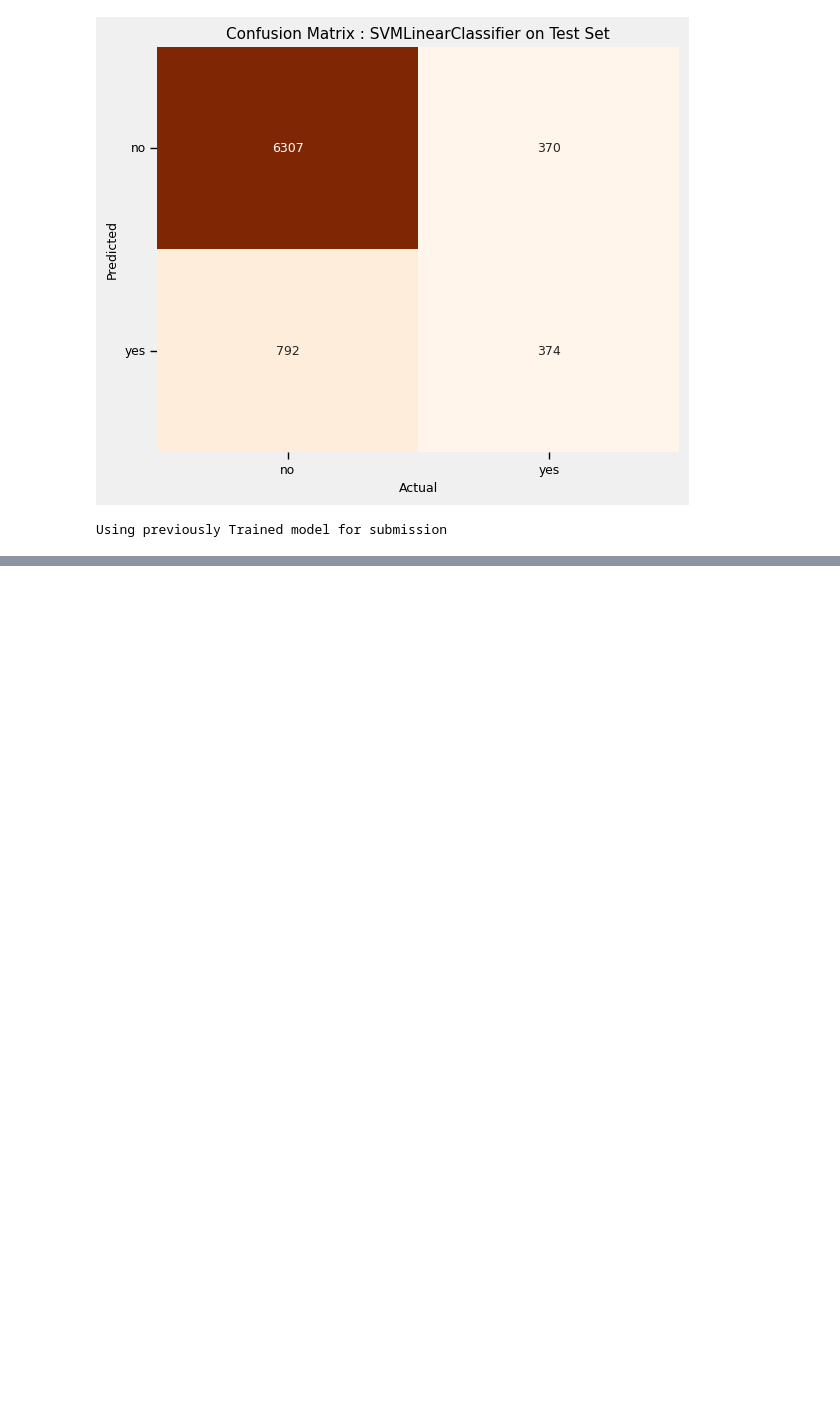
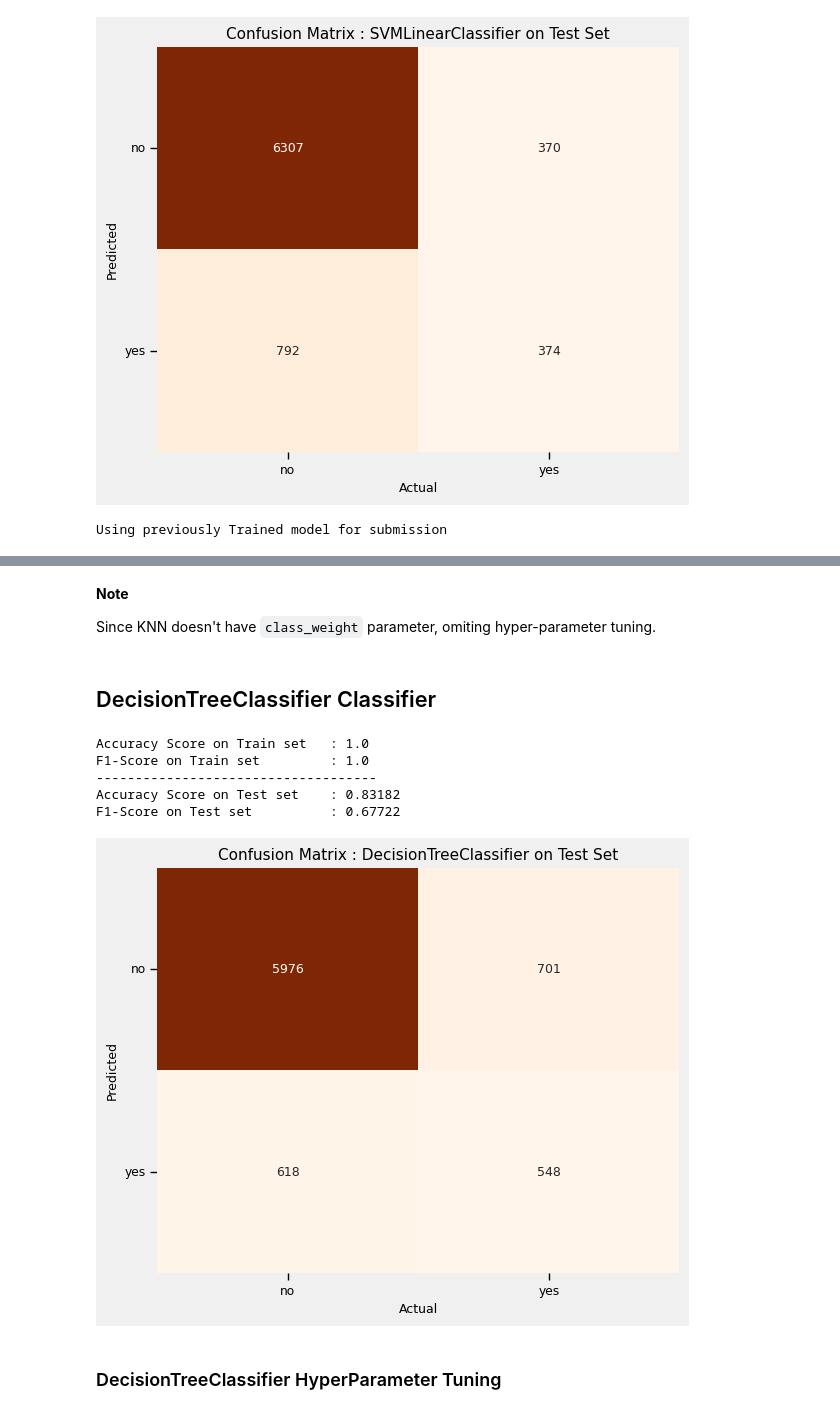
Before and after one commit to jishnukoliyadan/Predicting-the-Success-of-Bank-telemarketing, a Jupyter notebook: notebook/Predict-Success-of-Bank-telemarketing.ipynb, the cells around one changed output, grey strips where cells are left out. Cells and saved outputs as stored; diff of their text form; code cells hidden in the pictures; blank space fills up the shorter version.

```diff
--- a/notebook/Predict-Success-of-Bank-telemarketing.ipynb
+++ b/notebook/Predict-Success-of-Bank-telemarketing.ipynb
@@ -1048,0 +1077,33 @@ Using previously Trained model for submission
+# %% [markdown]
+**Note**
+
+Since KNN doesn't have `class_weight` parameter, omiting hyper-parameter tuning.
+# %% [markdown]
+## DecisionTreeClassifier Classifier
+# %%
+clf_name = 'DecisionTreeClassifier-Base'
+dtClassifier_, dt_f1Score = train_partial_classifier_model(DecisionTreeClassifier(
+                                                                criterion = 'gini', min_samples_split = 2,
+                                                                min_samples_leaf = 1, max_depth = None,
+                                                                random_state = 45),
+                                                             trainX_ = tansformed_train_X,
+                                                             trainY_ = y_train,
+                                                             testX_ = tansformed_test_X,
+                                                             testY_ = y_test,
+                                                             text_  = 'DecisionTreeClassifier',
+                                                             plot_cm = True,
+                                                             onTrain = True)
+
+model_performance_df.loc[len(model_performance_df)] = [clf_name,
+                                                       {'criterion' : 'gini', 'max_depth' : None,
+                                                        'min_samples_split' : 2, 'min_samples_leaf' : 1},
+                                                       dt_f1Score]
+# %% [output]
+Accuracy Score on Train set   : 1.0
+F1-Score on Train set         : 1.0
+------------------------------------
+Accuracy Score on Test set    : 0.83182
+F1-Score on Test set          : 0.67722
+[figure, added]
+# %% [markdown]
+### DecisionTreeClassifier HyperParameter Tuning
```
Also changed, not shown: parts of 22 cells of this notebook, 2 other files.
